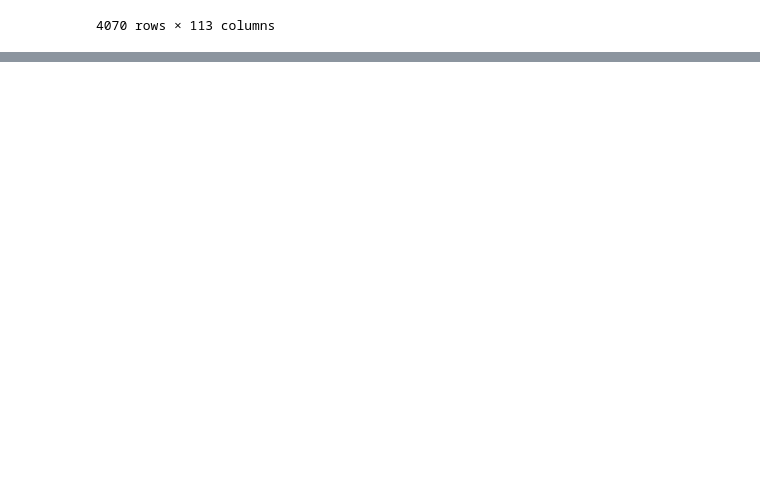
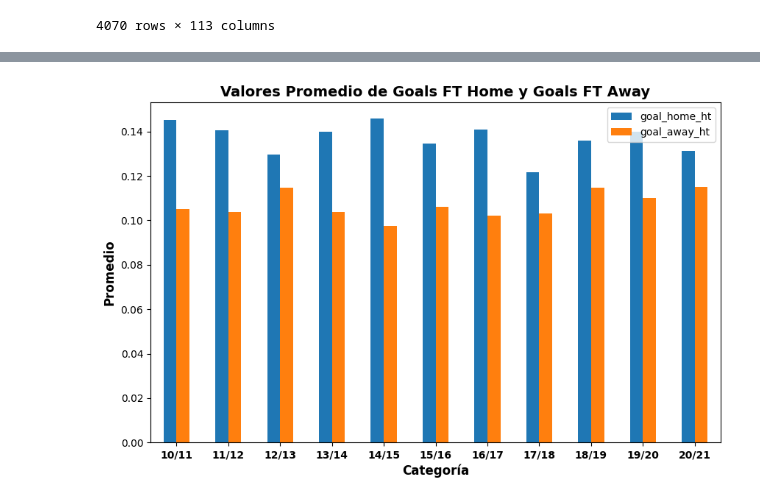
Before and after one commit to carlosgilrodrigo/TFM, a Jupyter notebook: LimpiezaDeDataset_CarlosGilRodrigo.ipynb, the cells around one changed output, grey strips where cells are left out. Drawn from its saved outputs; the diff is of its cells as text; code cells hidden in the pictures; blank space fills up the shorter version.

```diff
--- a/LimpiezaDeDataset_CarlosGilRodrigo.ipynb
+++ b/LimpiezaDeDataset_CarlosGilRodrigo.ipynb
@@ -572,0 +635,15 @@ df
+# %%
+def determinar_resultado_descanso(result):
+    golesLocalDescanso, golesVisitanteDescanso = result.split('-')
+    golesLocalDescanso = int(golesLocalDescanso)
+    golesVisitanteDescanso = int(golesVisitanteDescanso)
+
+    if golesLocalDescanso > golesVisitanteDescanso:
+        return 'H'
+    elif golesLocalDescanso < golesVisitanteDescanso:
+        return 'A'
+    else:
+        return 'D'
+
+df['result_descanso'] = df['result_ht'].apply(determinar_resultado_descanso)
+df
@@ -579,0 +776,17 @@ El archivo 'datasetLimpio.csv' ha sido guardado con éxito.
+# %%
+# Calcula los valores promedio de 'goal_home_ht' y 'goal_away_ht' para cada categoría
+average_goals = df.groupby('season')['goal_home_ht', 'goal_away_ht'].mean()
+
+# Crea un gráfico de barras para mostrar los valores promedio
+average_goals.plot(kind='bar', figsize=(10, 6))
+
+# Personaliza el gráfico
+plt.title('Valores Promedio de Goals FT Home y Goals FT Away', fontsize=14, fontweight='bold')
+plt.xlabel('Categoría', fontsize=12, fontweight='bold')
+plt.ylabel('Promedio', fontsize=12, fontweight='bold')
+plt.xticks(rotation=0, fontsize=10, fontweight='bold')
+
+# Muestra el gráfico
+plt.show()
+# %% [output]
+[figure, added]
```
Also changed, not shown: parts of 13 cells of this notebook.
